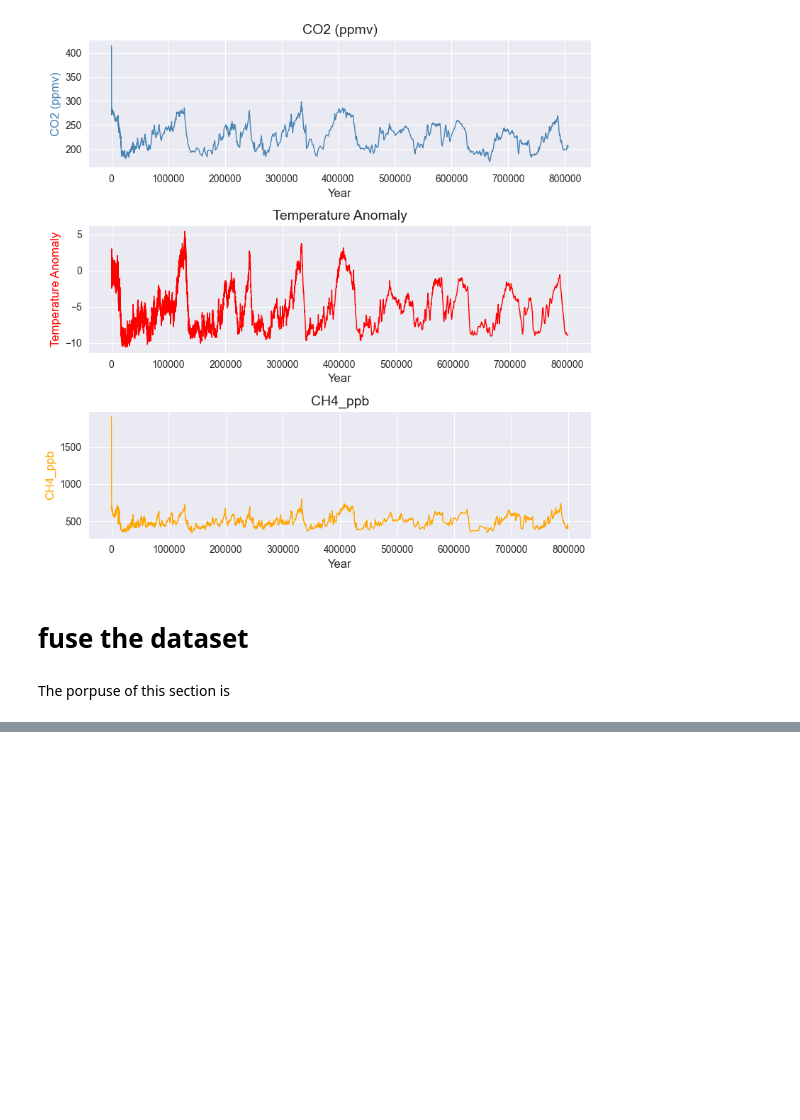
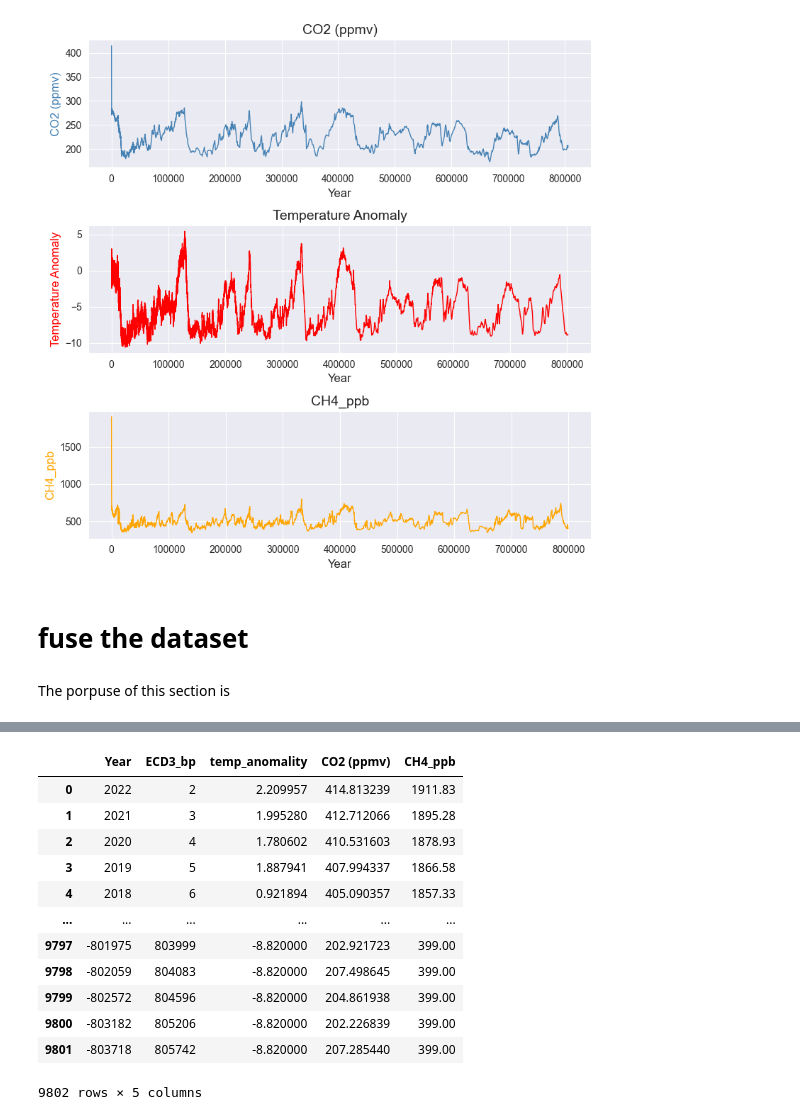
Before and after one commit to Cecilia8989/PfDA_Project2, a Jupyter notebook: pfda_project2.ipynb, the cells around one changed output, grey strips where cells are left out. Saved outputs shown, nothing was run; the diff lists cells and outputs as text; code cells hidden in the pictures; blank space fills up the shorter version.

```diff
--- a/pfda_project2.ipynb
+++ b/pfda_project2.ipynb
@@ -1169,17 +1222,32 @@ temp_co2_ch4_df.head(100)
 # %%
 # Interpolate NaN values using 'time' method
-temp_co2_ch4_df['temp_anomality'].interpolate(method='linear')
+temp_co2_ch4_df.interpolate(method='linear', inplace=True)
 
 # Reset the index if needed
-temp_co2_ch4_df.reset_index(inplace=True)
-
-# Interpolate NaN values in other columns using linear method
-temp_co2_ch4_df.interpolate(method='linear').reset_index(drop=True)
+temp_co2_ch4_df.reset_index(drop=True)
 
 # Create a column ECD3_br to represent the year before present
 # define the current year
 current_year = datetime.date.today().year
+
 # add columng age based on year before present equal to 2023
-temp_co2_ch4_df['ECD3_bp'] =  current_year - temp_co2_ch4_df['Year']
+temp_co2_ch4_df['ECD3_bp'] =  current_year- temp_co2_ch4_df['Year']
+
+#reorder columns
+temp_co2_ch4_df.reindex(columns=['Year',	'ECD3_bp', 'temp_anomality',	'CO2 (ppmv)',	'CH4_ppb'])
+# %% [output]
+|  | Year | ECD3_bp | temp_anomality | CO2 (ppmv) | CH4_ppb |
+| 0 | 2022 | 2 | 2.209957 | 414.813239 | 1911.83 |
+| 1 | 2021 | 3 | 1.995280 | 412.712066 | 1895.28 |
+| 2 | 2020 | 4 | 1.780602 | 410.531603 | 1878.93 |
+| 3 | 2019 | 5 | 1.887941 | 407.994337 | 1866.58 |
+| 4 | 2018 | 6 | 0.921894 | 405.090357 | 1857.33 |
+| ... | ... | ... | ... | ... | ... |
+| 9797 | -801975 | 803999 | -8.820000 | 202.921723 | 399.00 |
+| 9798 | -802059 | 804083 | -8.820000 | 207.498645 | 399.00 |
+| 9799 | -802572 | 804596 | -8.820000 | 204.861938 | 399.00 |
+| 9800 | -803182 | 805206 | -8.820000 | 202.226839 | 399.00 |
+| 9801 | -803718 | 805742 | -8.820000 | 207.285440 | 399.00 |
+9802 rows × 5 columns
 # %%
 temp_co2_ch4_df
```
Also changed, not shown: parts of 8 cells of this notebook.
